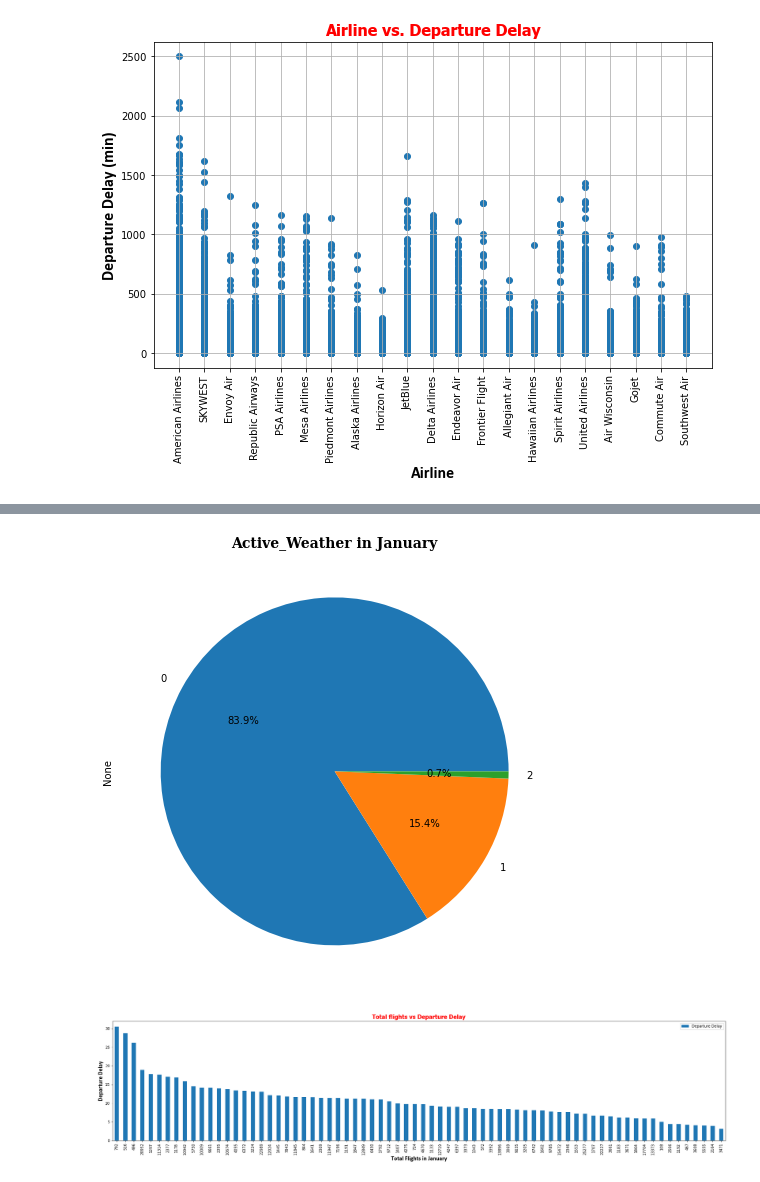
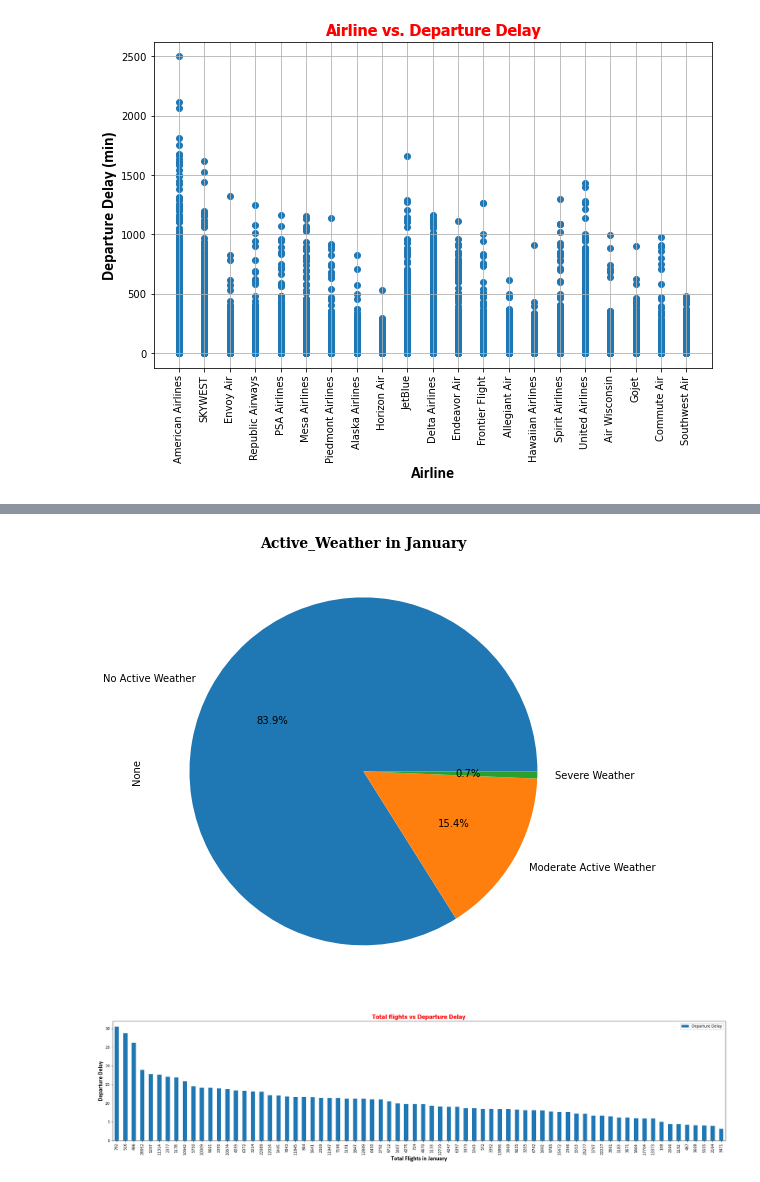
Before and after one commit to ggiudice98/Project1, a Jupyter notebook: january_flight .ipynb, the cells around one changed output, grey strips where cells are left out. Drawn from its saved outputs; the diff is of its cells as text; code cells hidden in the pictures.

```diff
--- a/january_flight .ipynb
+++ b/january_flight .ipynb
@@ -189,19 +189,19 @@ plt.show()
 # %%
 #Build Pie chart for Active_Weather in January
 
 # Group data by a specific column
 Active_Weather = delay_flight.groupby('Active Weather').size()
 #table = pd.DataFrame({'count' : Active_Weather})
 # Create a pie chart from the grouped data
-Active_Weather.plot(kind='pie', figsize=(8, 8), autopct='%1.1f%%')
+Active_Weather.plot(kind='pie', figsize=(8, 8), autopct='%1.1f%%', labels=['No Active Weather', 'Moderate Active Weather', 'Severe Weather'] )
 
 # Add a title
 plt.title("Active_Weather in January", fontdict={'fontsize': 14, 'fontweight': 'bold', 'fontfamily': 'serif'})
 
 plt.show()
 #print(table)
 # %% [output]
-[figure, old version]
+[figure, new version]
 # %%
 # Build Bar chart for Total flights vs Departure Delay
 
```
Also changed, not shown: parts of 4 cells of this notebook.
